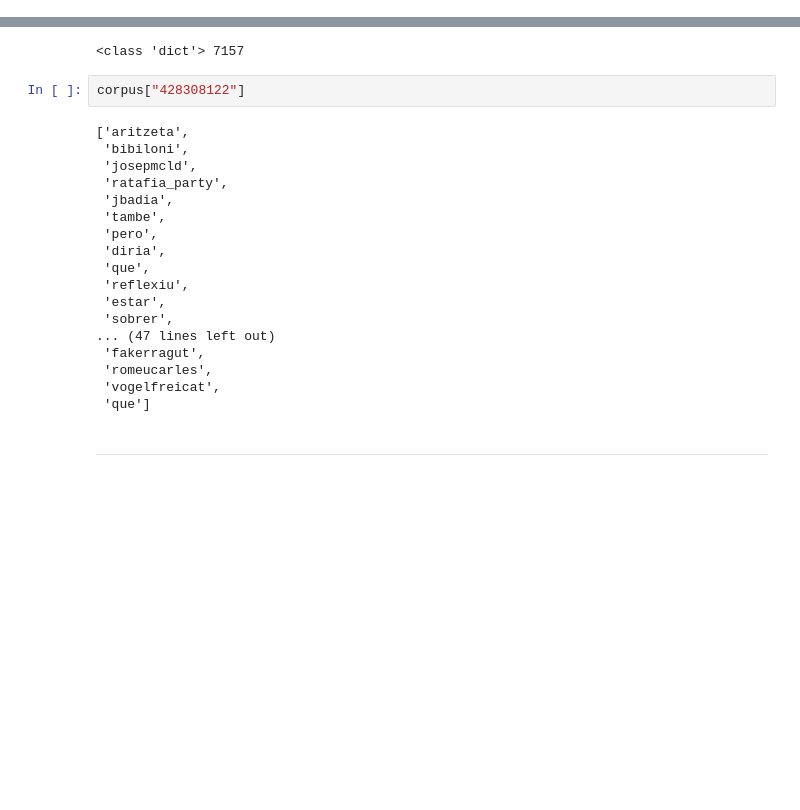
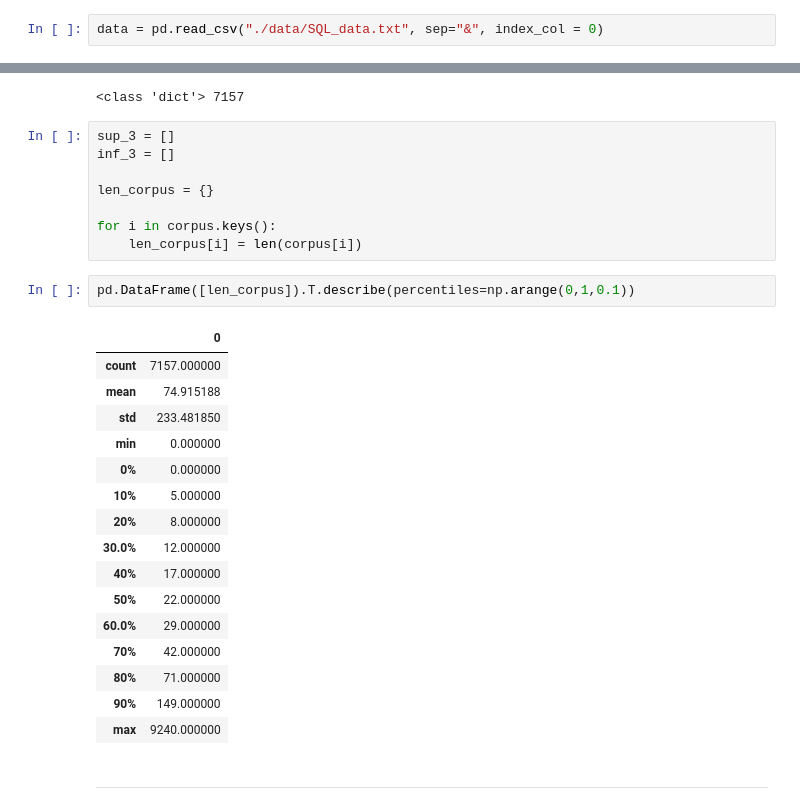
Before and after one commit to RoundU/RoundU, a Jupyter notebook: W2V on Twitter Data.ipynb, the cells around one changed output, grey strips where cells are left out. Drawn from its saved outputs; the diff is of its cells as text; blank space fills up the shorter version.

```diff
--- a/W2V on Twitter Data.ipynb
+++ b/W2V on Twitter Data.ipynb
@@ -36,3 +41,5 @@ data = pd.read_sql_query("select msg_id, msg_users_id, msg_timestamp, msg_text f
+# %%
+data = pd.read_csv("./data/SQL_data.txt", sep="&", index_col = 0)
 # %%
 #parse database to dict
 corpus = {}
@@ -48,26 +55,33 @@ for i in corpus.keys():
     corpus[i] = gensim.utils.simple_preprocess("".join(corpus[i]).encode('utf-8'), deacc=True, min_len=3)
 # %% [output]
 <class 'dict'> 7157
-# %%
-corpus["428308122"]
-# %% [output]
-['aritzeta',
- 'bibiloni',
- 'josepmcld',
- 'ratafia_party',
- 'jbadia',
- 'tambe',
- 'pero',
- 'diria',
- 'que',
- 'reflexiu',
- 'estar',
- 'sobrer',
-... (47 lines left out)
- 'fakerragut',
- 'romeucarles',
- 'vogelfreicat',
- 'que']
+# %%
+sup_3 = []
+inf_3 = []
+
+len_corpus = {}
+
+for i in corpus.keys():
+    len_corpus[i] = len(corpus[i])
+# %%
+pd.DataFrame([len_corpus]).T.describe(percentiles=np.arange(0,1,0.1))
+# %% [output]
+|  | 0 |
+| count | 7157.000000 |
+| mean | 74.915188 |
+| std | 233.481850 |
+| min | 0.000000 |
+| 0% | 0.000000 |
+| 10% | 5.000000 |
+| 20% | 8.000000 |
+| 30.0% | 12.000000 |
+| 40% | 17.000000 |
+| 50% | 22.000000 |
+| 60.0% | 29.000000 |
+| 70% | 42.000000 |
+| 80% | 71.000000 |
+| 90% | 149.000000 |
+| max | 9240.000000 |
 # %% [markdown]
 --------------
 # %% [markdown]
```
Also changed, not shown: parts of 13 cells of this notebook, 1 other file.
